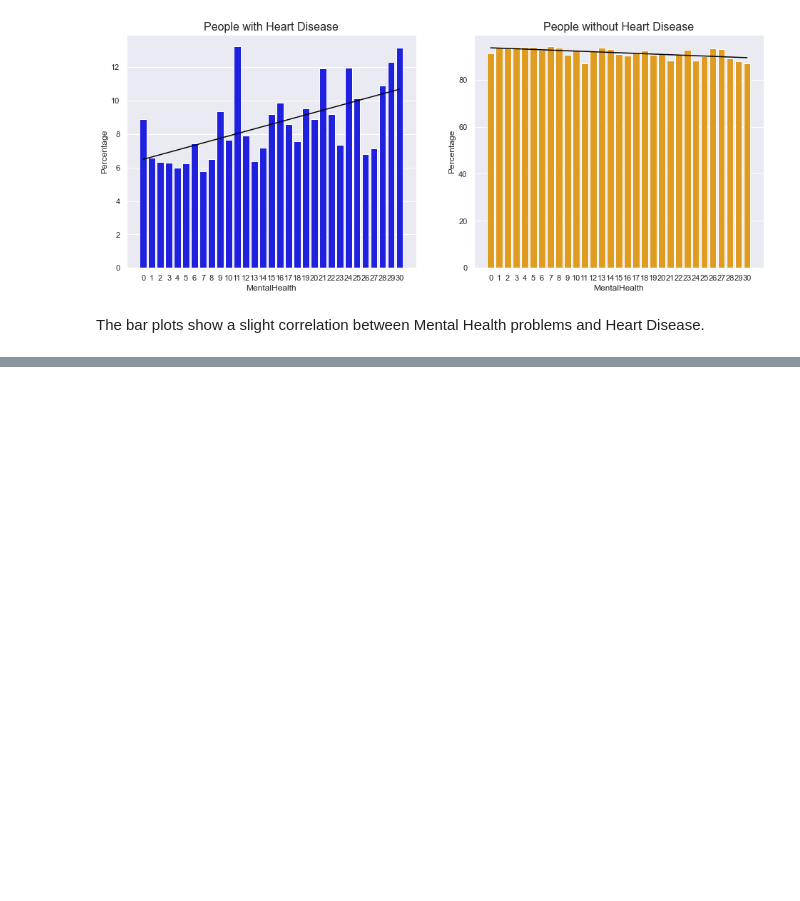
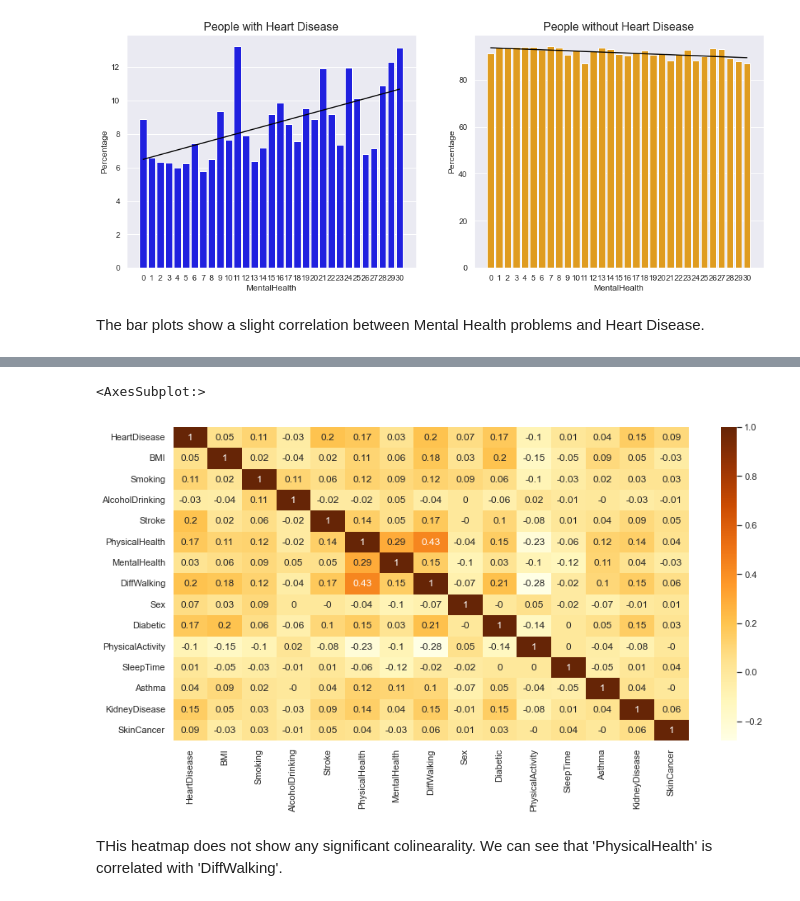
Before and after one commit to YulinLi98/INDE_577_Repo, a Jupyter notebook: Exploratory Data Analysis.ipynb, the cells around one changed output, grey strips where cells are left out. Saved outputs shown, nothing was run; the diff lists cells and outputs as text; code cells hidden in the pictures; blank space fills up the shorter version.

```diff
--- a/Exploratory Data Analysis.ipynb
+++ b/Exploratory Data Analysis.ipynb
@@ -364,0 +369,11 @@ The bar plots show a slight correlation between Mental Health problems and Heart
+# %%
+df_replace =  df[df.columns].replace({'Yes':1, 'No':0, 'Male':1,'Female':0,'No, borderline diabetes':0,'Yes (during pregnancy)':1})
+
+correlation = df_replace.corr().round(2)
+plt.figure(figsize = (14,7))
+sns.heatmap(correlation, annot = True, cmap = 'YlOrBr')
+# %% [output]
+<AxesSubplot:>
+[figure, added]
+# %% [markdown]
+THis heatmap does not show any significant colinearality. We can see that 'PhysicalHealth' is correlated with 'DiffWalking'.
```
Also changed, not shown: parts of 1 cell of this notebook.
